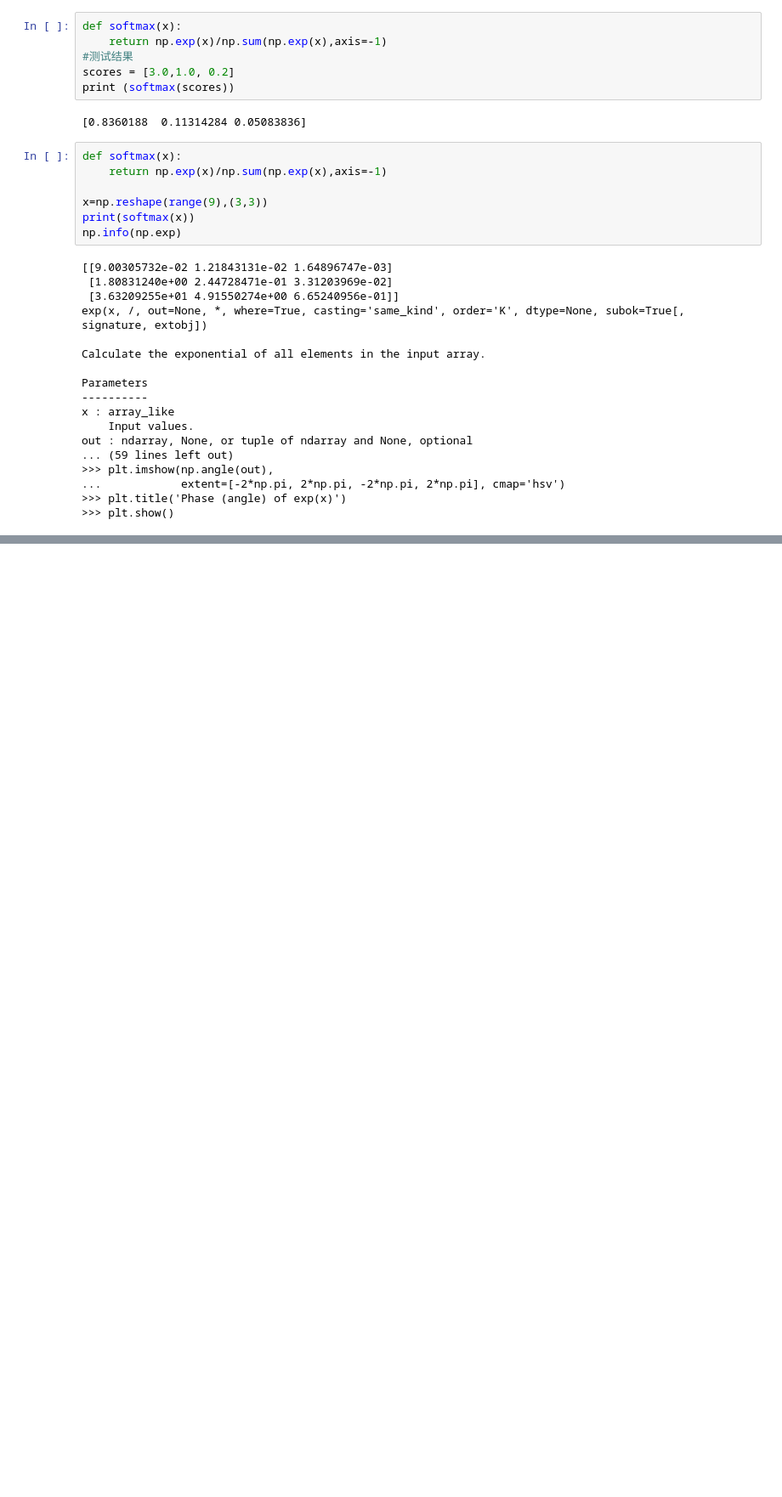
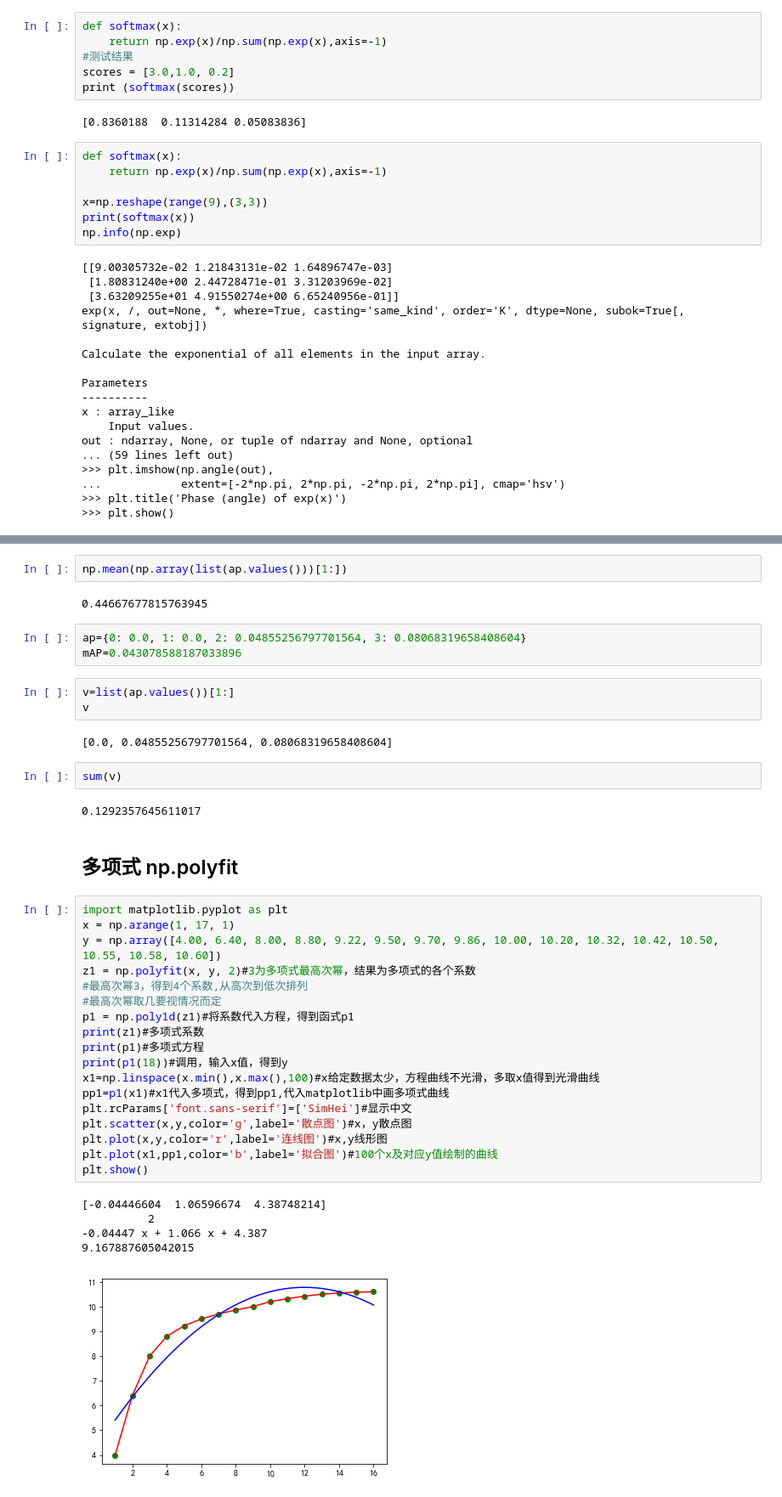
Before and after one commit to yizt/notebook, a Jupyter notebook: python/numpy基础.ipynb, the cells around one changed output, grey strips where cells are left out. Shown at 85% size. Saved outputs shown, nothing was run; the diff lists cells and outputs as text; blank space fills up the shorter version.

```diff
--- a/python/numpy基础.ipynb
+++ b/python/numpy基础.ipynb
@@ -589,0 +752,42 @@ out : ndarray, None, or tuple of ndarray and None, optional
+# %%
+np.mean(np.array(list(ap.values()))[1:])
+# %% [output]
+0.44667677815763945
+# %%
+ap={0: 0.0, 1: 0.0, 2: 0.04855256797701564, 3: 0.08068319658408604}
+mAP=0.043078588187033896
+# %%
+v=list(ap.values())[1:]
+v
+# %% [output]
+[0.0, 0.04855256797701564, 0.08068319658408604]
+# %%
+sum(v)
+# %% [output]
+0.1292357645611017
+# %% [markdown]
+## 多项式 np.polyfit
+# %%
+import matplotlib.pyplot as plt
+x = np.arange(1, 17, 1)
+y = np.array([4.00, 6.40, 8.00, 8.80, 9.22, 9.50, 9.70, 9.86, 10.00, 10.20, 10.32, 10.42, 10.50, 10.55, 10.58, 10.60])
+z1 = np.polyfit(x, y, 2)#3为多项式最高次幂，结果为多项式的各个系数
+#最高次幂3，得到4个系数,从高次到低次排列
+#最高次幂取几要视情况而定
+p1 = np.poly1d(z1)#将系数代入方程，得到函式p1
+print(z1)#多项式系数
+print(p1)#多项式方程
+print(p1(18))#调用，输入x值，得到y
+x1=np.linspace(x.min(),x.max(),100)#x给定数据太少，方程曲线不光滑，多取x值得到光滑曲线
+pp1=p1(x1)#x1代入多项式，得到pp1,代入matplotlib中画多项式曲线
+plt.rcParams['font.sans-serif']=['SimHei']#显示中文
+plt.scatter(x,y,color='g',label='散点图')#x，y散点图
+plt.plot(x,y,color='r',label='连线图')#x,y线形图
+plt.plot(x1,pp1,color='b',label='拟合图')#100个x及对应y值绘制的曲线
+plt.show()
+# %% [output]
+[-0.04446604  1.06596674  4.38748214]
+          2
+-0.04447 x + 1.066 x + 4.387
+9.167887605042015
+[figure, added]
```
Also changed, not shown: parts of 30 cells of this notebook, 20 other files.
